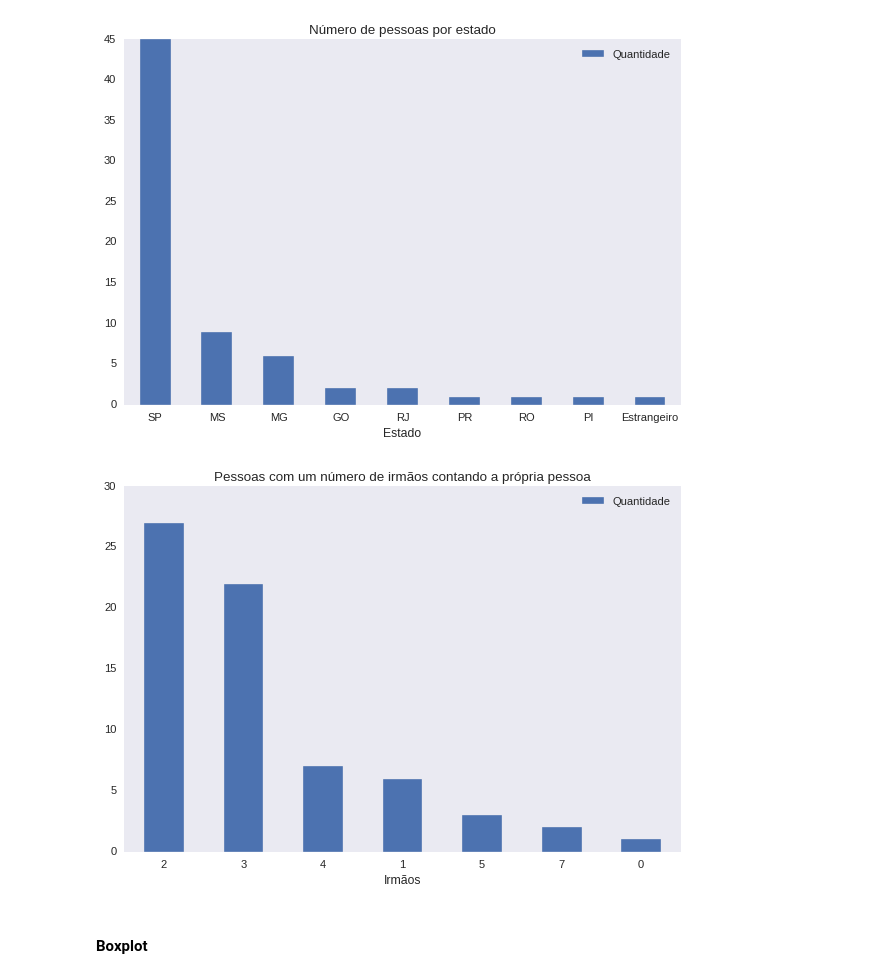
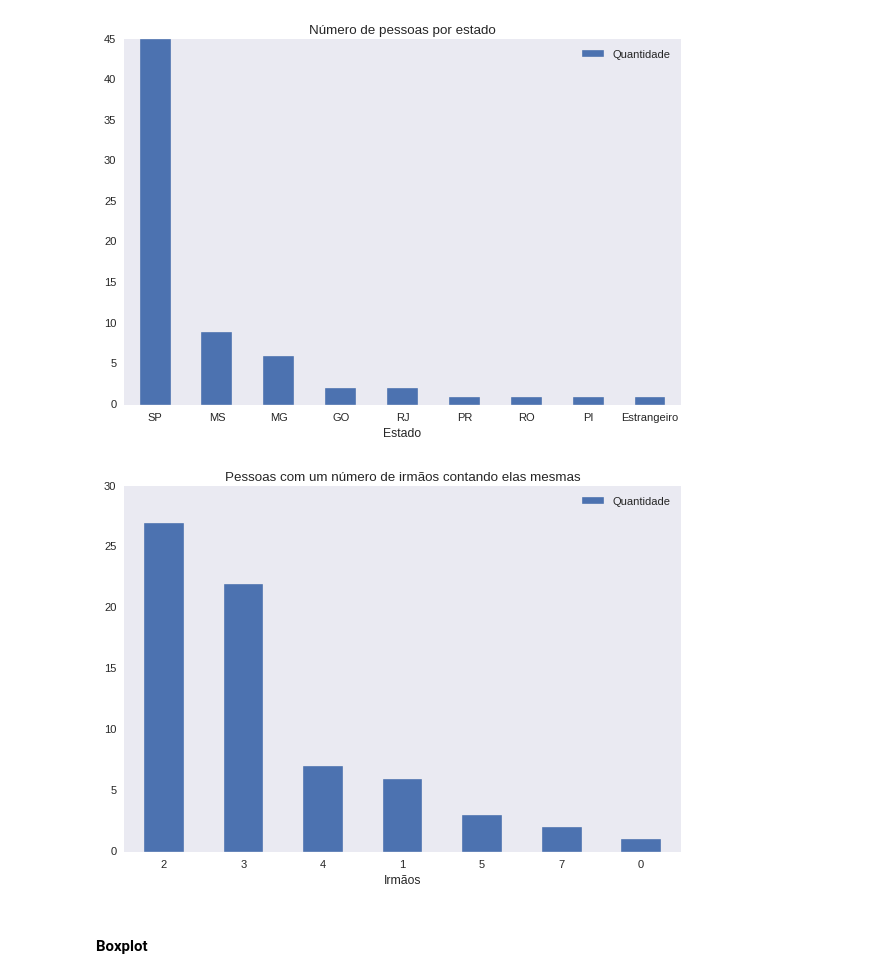
Before and after one commit to brenoslivio/Statistics-Python, a Jupyter notebook: 1-DescriptiveAnalysis/1_DescriptiveAnalysis.ipynb, the cells around one changed output. Saved outputs shown, nothing was run; the diff lists cells and outputs as text; code cells hidden in the pictures.

```diff
--- a/1-DescriptiveAnalysis/1_DescriptiveAnalysis.ipynb
+++ b/1-DescriptiveAnalysis/1_DescriptiveAnalysis.ipynb
@@ -390,14 +426,14 @@ plt.show(block=True);
 # %%
 brothers = dfPoll['brothersplus_you'].value_counts().to_frame()
 
 brothers.reset_index(level=0, inplace=True)
 brothers.columns = ['Irmãos', 'Quantidade']
 
-brothers.plot.bar(x = 'Irmãos', y = 'Quantidade', rot = 0, title = "Pessoas com um número de irmãos contando a própria pessoa");
+brothers.plot.bar(x = 'Irmãos', y = 'Quantidade', rot = 0, title = "Pessoas com um número de irmãos contando elas mesmas");
 
 plt.show(block=True);
 # %% [output]
-[figure, old version]
+[figure, new version]
 # %% [markdown]
 #### Boxplot
 # %%
```
Also changed, not shown: parts of 12 cells of this notebook.
